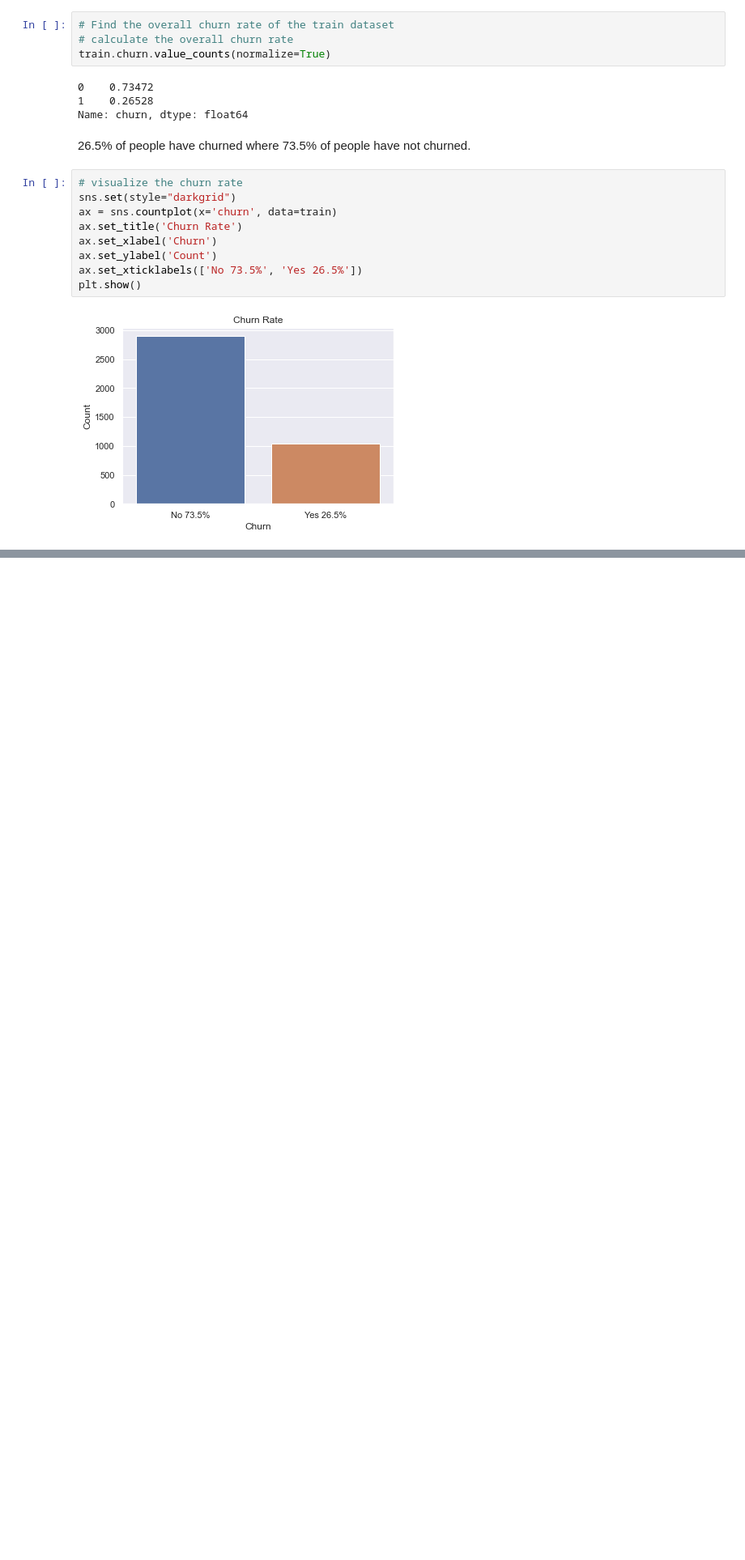
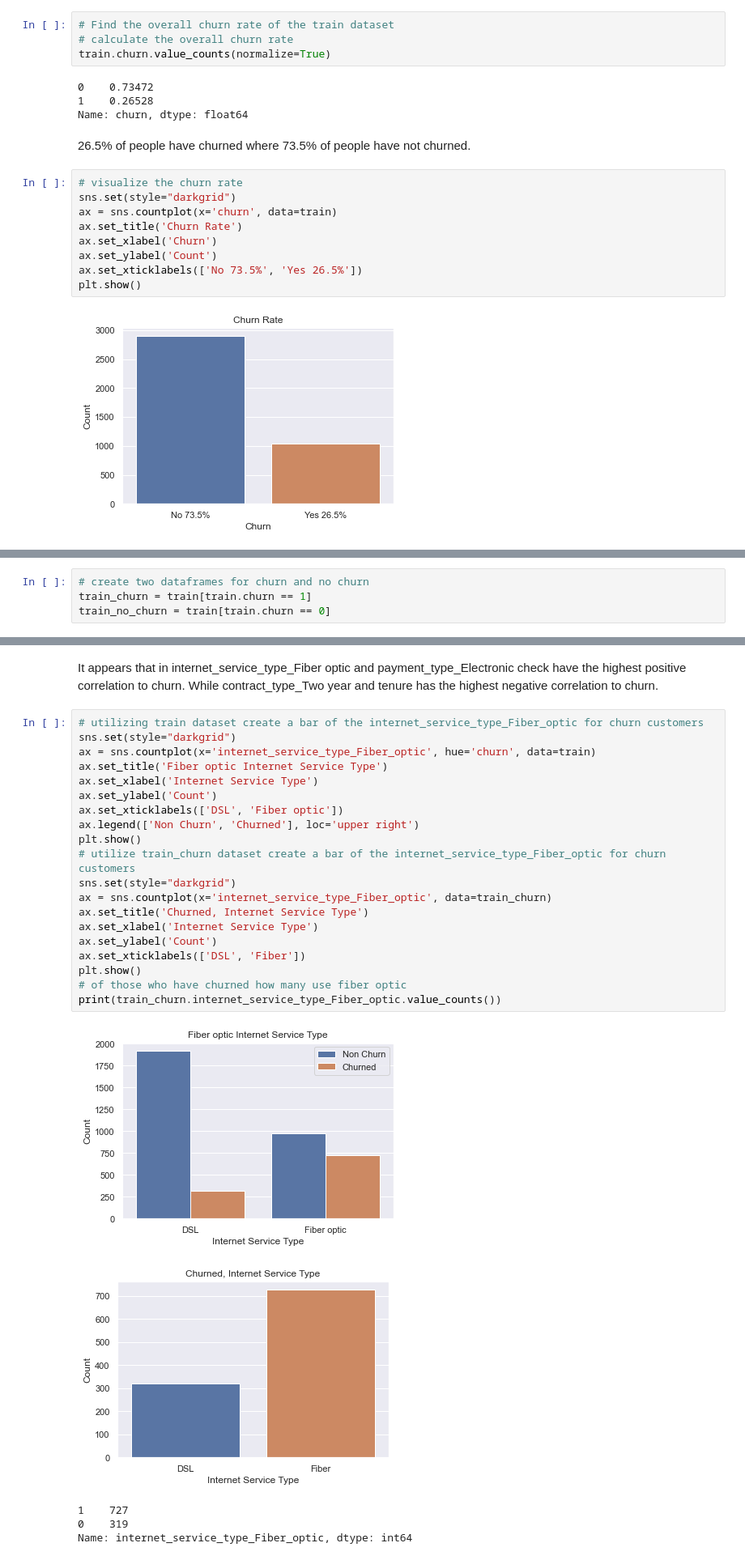
Before and after one commit to craigcalzado/classification-project, a Jupyter notebook: TecoCo_Churn_Project.ipynb, the cells around one changed output, grey strips where cells are left out. Shown: that part at 81% size. Saved outputs shown, nothing was run; the diff lists cells and outputs as text; blank space fills up the shorter version.

```diff
--- a/TecoCo_Churn_Project.ipynb
+++ b/TecoCo_Churn_Project.ipynb
@@ -192,0 +174,4 @@ plt.show()
+# %%
+# create two dataframes for churn and no churn
+train_churn = train[train.churn == 1]
+train_no_churn = train[train.churn == 0]
@@ -192,0 +222,28 @@ plt.show()
+# %% [markdown]
+It appears that in internet_service_type_Fiber optic and payment_type_Electronic check have the highest positive correlation to churn. While contract_type_Two year and tenure has the highest negative correlation to churn.
+# %%
+# utilizing train dataset create a bar of the internet_service_type_Fiber_optic for churn customers
+sns.set(style="darkgrid")
+ax = sns.countplot(x='internet_service_type_Fiber_optic', hue='churn', data=train)
+ax.set_title('Fiber optic Internet Service Type')
+ax.set_xlabel('Internet Service Type')
+ax.set_ylabel('Count')
+ax.set_xticklabels(['DSL', 'Fiber optic'])
+ax.legend(['Non Churn', 'Churned'], loc='upper right')
+plt.show()
+# utilize train_churn dataset create a bar of the internet_service_type_Fiber_optic for churn customers
+sns.set(style="darkgrid")
+ax = sns.countplot(x='internet_service_type_Fiber_optic', data=train_churn)
+ax.set_title('Churned, Internet Service Type')
+ax.set_xlabel('Internet Service Type')
+ax.set_ylabel('Count')
+ax.set_xticklabels(['DSL', 'Fiber'])
+plt.show()
+# of those who have churned how many use fiber optic
+print(train_churn.internet_service_type_Fiber_optic.value_counts())
+# %% [output]
+[figure, added]
+[figure, added]
+1    727
+0    319
+Name: internet_service_type_Fiber_optic, dtype: int64
```
Also changed, not shown: parts of 18 cells of this notebook.
